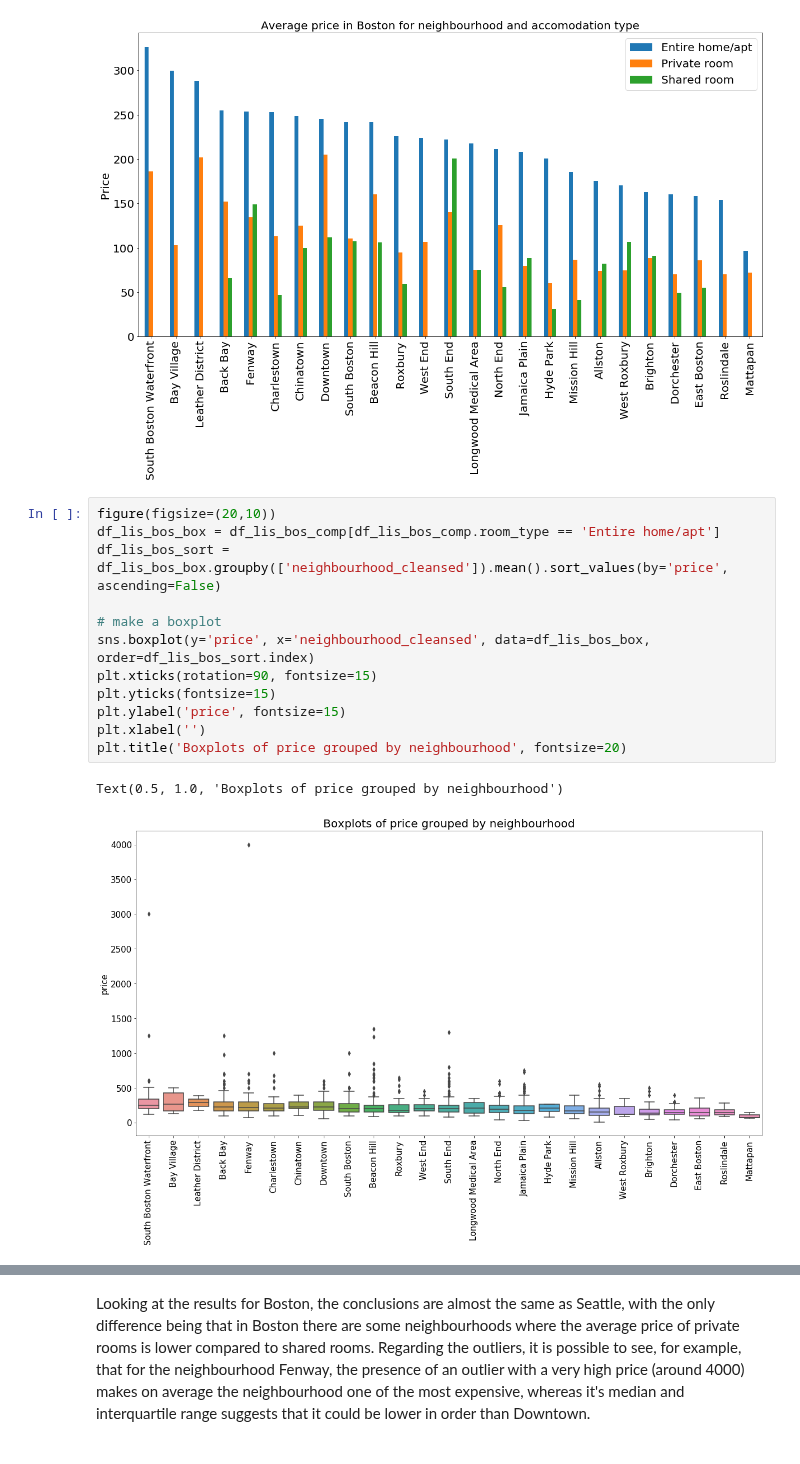
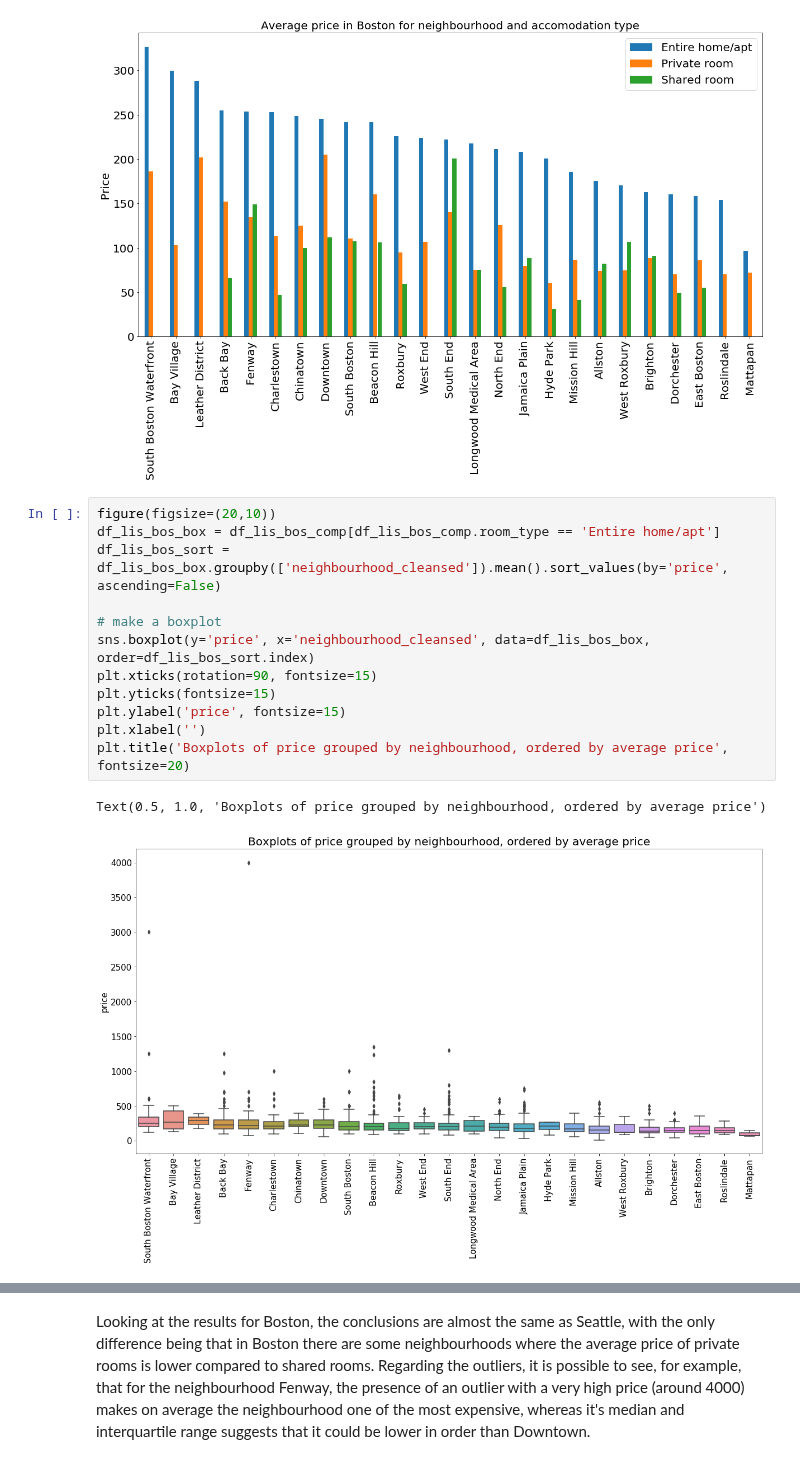
Before and after one commit to Duratorre/AirBnB-Data-Analysis, a Jupyter notebook: Analysis.ipynb, the cells around one changed output, grey strips where cells are left out. Saved outputs shown, nothing was run; the diff lists cells and outputs as text.

```diff
--- a/Analysis.ipynb
+++ b/Analysis.ipynb
@@ -447,15 +453,15 @@ Text(0, 0.5, 'Price')
 # %%
 figure(figsize=(20,10))
 df_lis_bos_box = df_lis_bos_comp[df_lis_bos_comp.room_type == 'Entire home/apt']
 df_lis_bos_sort = df_lis_bos_box.groupby(['neighbourhood_cleansed']).mean().sort_values(by='price', ascending=False)
 
 # make a boxplot
 sns.boxplot(y='price', x='neighbourhood_cleansed', data=df_lis_bos_box, order=df_lis_bos_sort.index)
 plt.xticks(rotation=90, fontsize=15)
 plt.yticks(fontsize=15)
 plt.ylabel('price', fontsize=15)
 plt.xlabel('')
-plt.title('Boxplots of price grouped by neighbourhood', fontsize=20)
+plt.title('Boxplots of price grouped by neighbourhood, ordered by average price', fontsize=20)
 # %% [output]
-Text(0.5, 1.0, 'Boxplots of price grouped by neighbourhood')
+Text(0.5, 1.0, 'Boxplots of price grouped by neighbourhood, ordered by average price')
-[figure, old version]
+[figure, new version]
```
Also changed, not shown: parts of 60 cells of this notebook.
